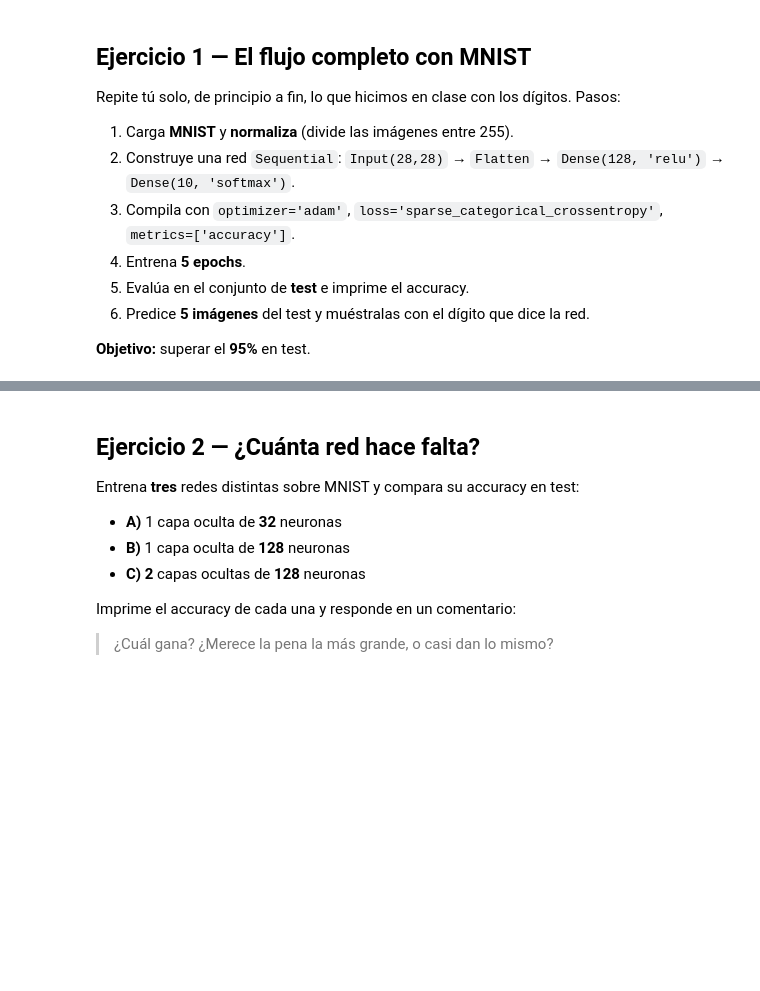
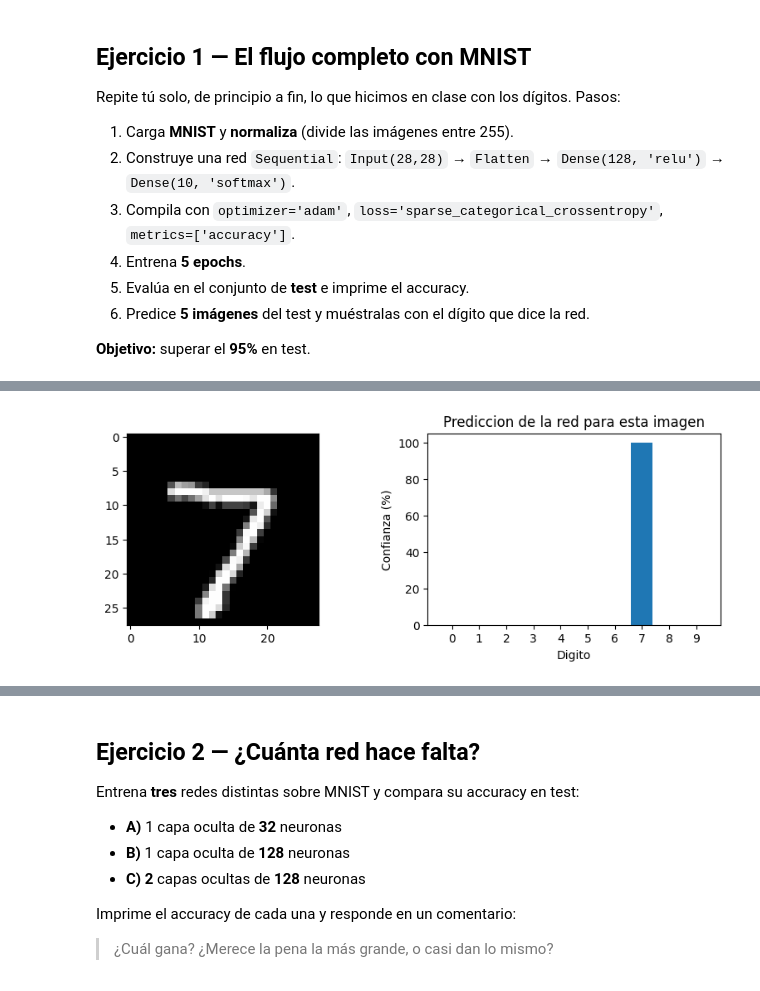
Before and after one commit to carlosgomezagrafojo/Redes_Neuronales, a Jupyter notebook: ejercicios_extra_redes_y_yolo.ipynb, the cells around one changed output, grey strips where cells are left out. Cells and saved outputs as stored; diff of their text form; code cells hidden in the pictures; blank space fills up the shorter version.

```diff
--- a/ejercicios_extra_redes_y_yolo.ipynb
+++ b/ejercicios_extra_redes_y_yolo.ipynb
@@ -46,0 +130,5 @@ Repite tú solo, de principio a fin, lo que hicimos en clase con los dígitos. P
+# %%
+# Normalizamos los datos
+X_train = X_train /255.0 # Normalizamos los valores de los píxeles a un rango de 0 a 1
+X_test = X_test /255.0
+print('Listo. Ahora los datos están normalizados.', X_train.min(), 'a', X_train.max())
@@ -46,0 +230,14 @@ Repite tú solo, de principio a fin, lo que hicimos en clase con los dígitos. P
+# %%
+i=0
+
+probs = modelo.predict(X_test[i:i+1], verbose=0)[0] #predice la probabilidad de cada clase para la imagen i del test
+
+fig, ax = plt.subplots(1, 2, figsize=(10, 3)) #crea dos minigraficos para mostrar la imagen del test y las probabilidades de cada clase
+ax[0].imshow(X_test[i], cmap='gray') #muestra la imagen del test
+ax[1].bar(range(10), probs*100) #muestra un grafico de barras con las probabilidades de cada clase
+ax[1].set_xticks(range(10)) #pone los numeros del 0 al 9 en el eje x del grafico de barras
+ax[1].set_xlabel('Digito'); ax[1].set_ylabel('Confianza (%)')
+ax[1].set_title('Prediccion de la red para esta imagen')
+plt.show()
+# %% [output]
+[figure, added]
```
Also changed, not shown: parts of 13 cells of this notebook.
